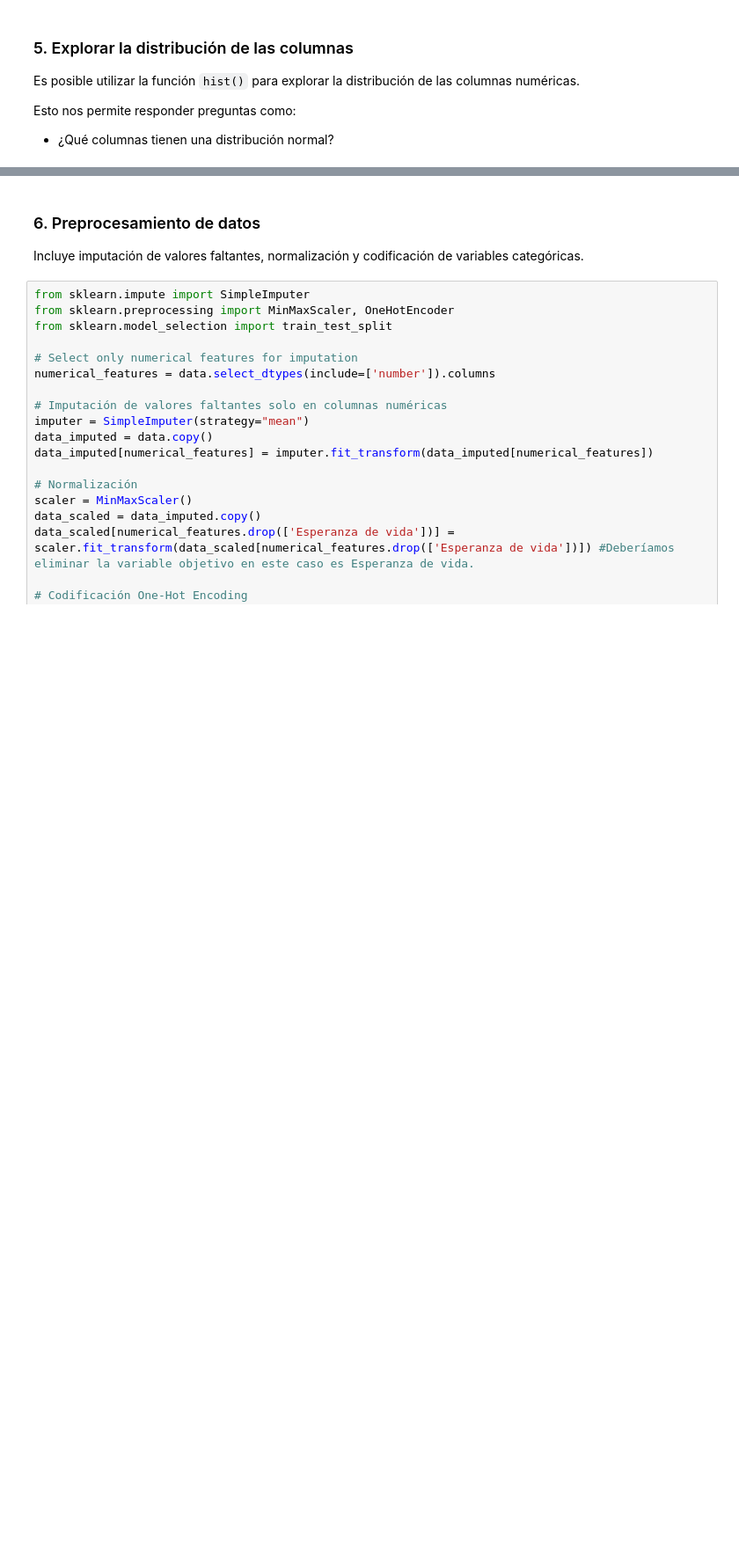
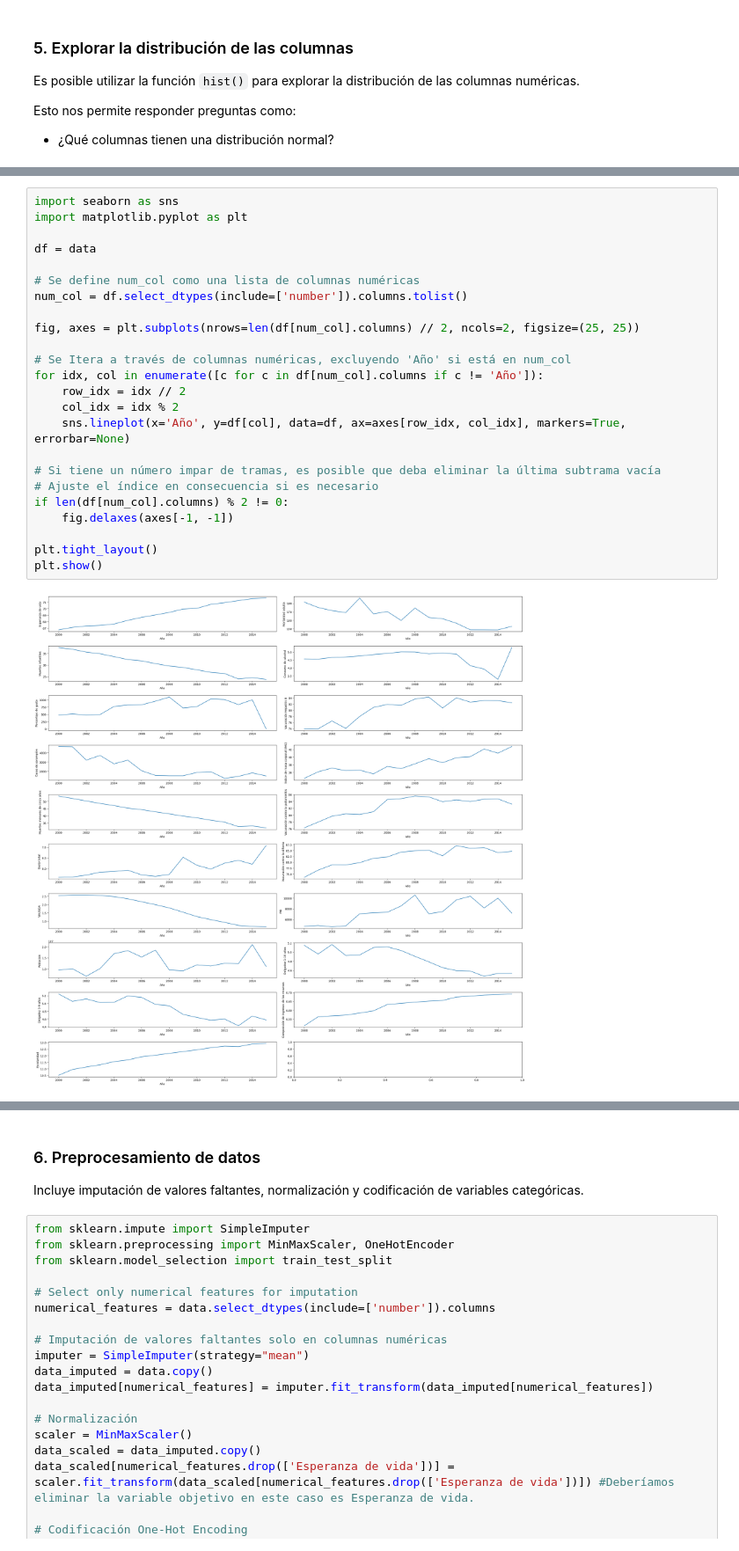
Before and after one commit to palberth/CienciaDatos-MASDI, a Jupyter notebook: Activida_3_5_Ciencia_de_Datos.ipynb, the cells around one changed output, grey strips where cells are left out. Shown at 88% size. Drawn from its saved outputs; the diff is of its cells as text; blank space fills up the shorter version.

```diff
--- a/Activida_3_5_Ciencia_de_Datos.ipynb
+++ b/Activida_3_5_Ciencia_de_Datos.ipynb
@@ -262,0 +263,26 @@ plt.show()
+# %%
+import seaborn as sns
+import matplotlib.pyplot as plt
+
+df = data
+
+# Se define num_col como una lista de columnas numéricas
+num_col = df.select_dtypes(include=['number']).columns.tolist()
+
+fig, axes = plt.subplots(nrows=len(df[num_col].columns) // 2, ncols=2, figsize=(25, 25))
+
+# Se Itera a través de columnas numéricas, excluyendo 'Año' si está en num_col
+for idx, col in enumerate([c for c in df[num_col].columns if c != 'Año']):
+    row_idx = idx // 2
+    col_idx = idx % 2
+    sns.lineplot(x='Año', y=df[col], data=df, ax=axes[row_idx, col_idx], markers=True, errorbar=None)
+
+# Si tiene un número impar de tramas, es posible que deba eliminar la última subtrama vacía
+# Ajuste el índice en consecuencia si es necesario
+if len(df[num_col].columns) % 2 != 0:
+    fig.delaxes(axes[-1, -1])
+
+plt.tight_layout()
+plt.show()
+# %% [output]
+[figure, added]
```
Also changed, not shown: parts of 5 cells of this notebook.
